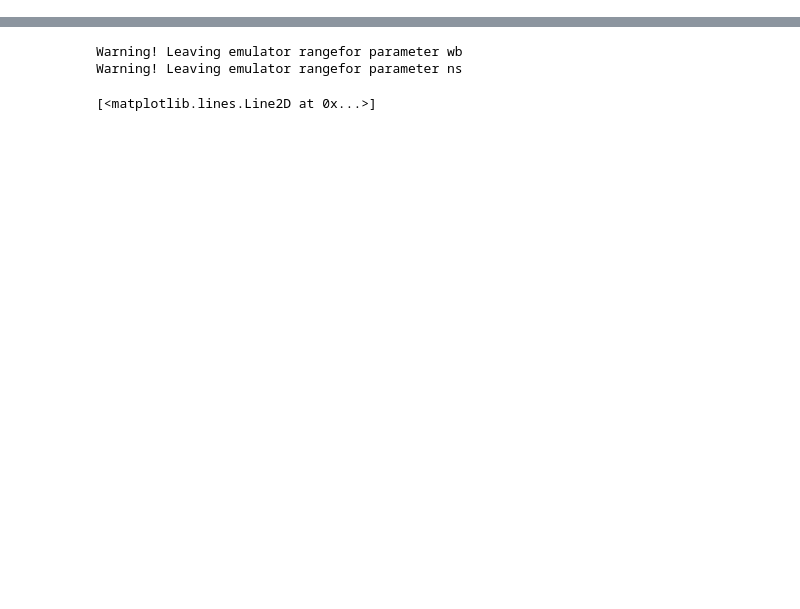
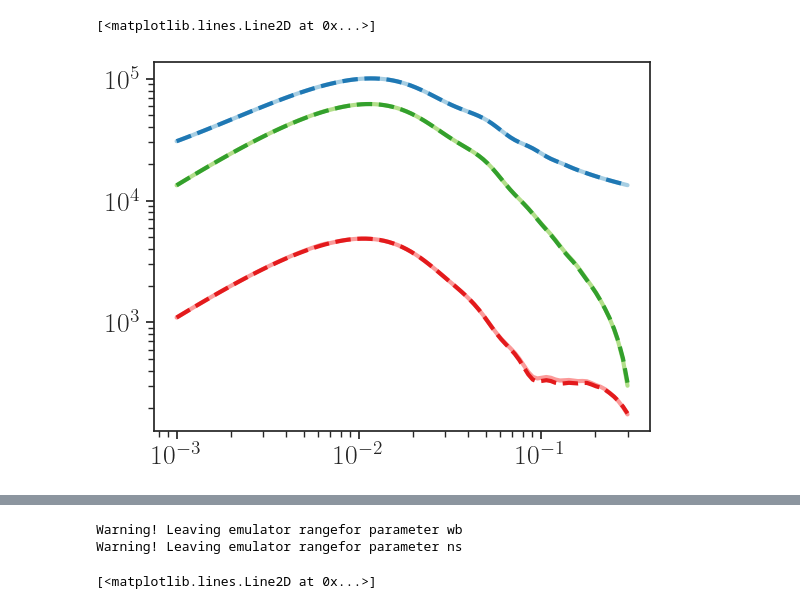
Before and after one commit to cloe-org/cloelib, a Jupyter notebook: notebooks/observables/spectro_protocols.ipynb, the cells around one changed output, grey strips where cells are left out. Saved outputs shown, nothing was run; the diff lists cells and outputs as text; code cells hidden in the pictures; blank space fills up the shorter version.

```diff
--- a/notebooks/observables/spectro_protocols.ipynb
+++ b/notebooks/observables/spectro_protocols.ipynb
@@ -60,6 +68,14 @@ RSD_parameters = {
 }
 # %%
 comet_pk2 = CometEFT_SpectroPower(background=background, RSD_parameters=RSD_parameters, redshift=1.0)
+# %%
+# PBJ
+# Note I'm changing the counterterms to match, given the different parameterisation
+RSD_parameters_pbj = {
+ 'b1': 1.412, 'b2': 0.695, 'bG2': -0.156, 'bG3': 0.323,
+ 'c0': 11.602875000000001, 'c2': 35.82984756123215, 'c4': 56.439110254601786, 'cko': 0.0
+}
+pbj_pk2 = PBJSpectroPower(linear_perturbations=linear_perturbations, nuisance_parameters=RSD_parameters_pbj)
 # %%
 noise_syst_parameters = {
  'NP0': 1.056, 'NP20': 0.0, 'NP22': 0.0,
@@ -73,0 +94,11 @@ mps_noAP = mps_spectro.power_multipoles(k=k, ells=[0,2,4], use_AP=False)
+# %%
+# Comet vs PBJ
+plt.loglog(k, mps['ell0'])
+plt.loglog(k, mps_pbj['ell0'], ls='--')
+plt.loglog(k, mps['ell2'])
+plt.loglog(k, mps_pbj['ell2'], ls='--')
+plt.loglog(k, mps['ell4'])
+plt.loglog(k, mps_pbj['ell4'], ls='--')
+# %% [output]
+[<matplotlib.lines.Line2D at 0x...>]
+[figure, added]
```
Also changed, not shown: parts of 12 cells of this notebook.
